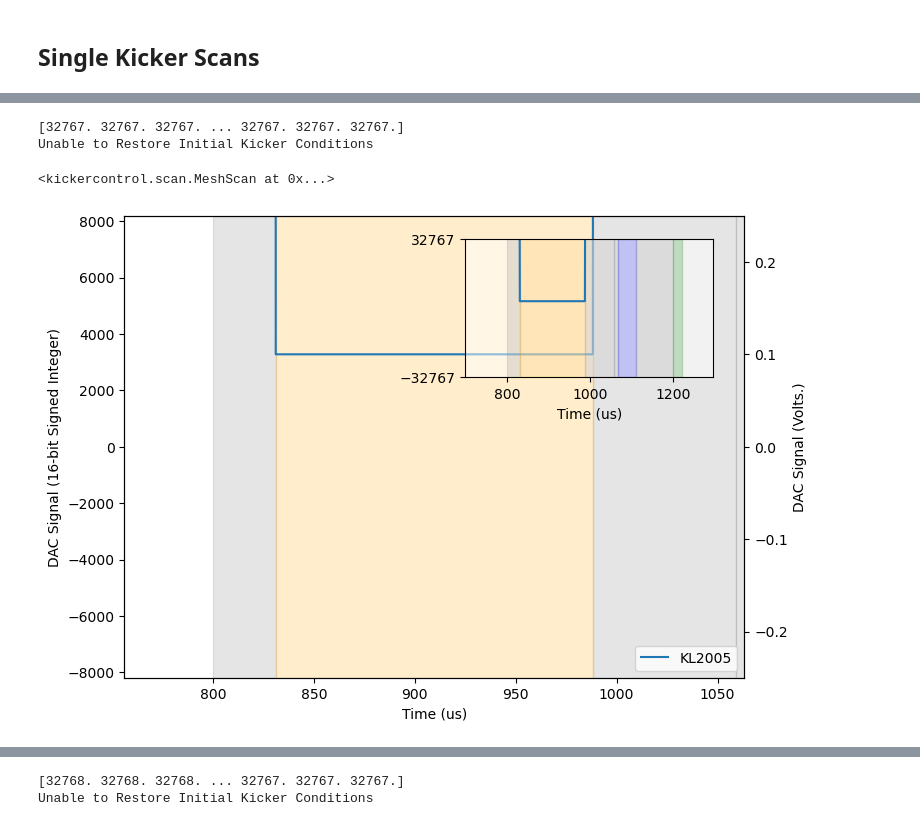
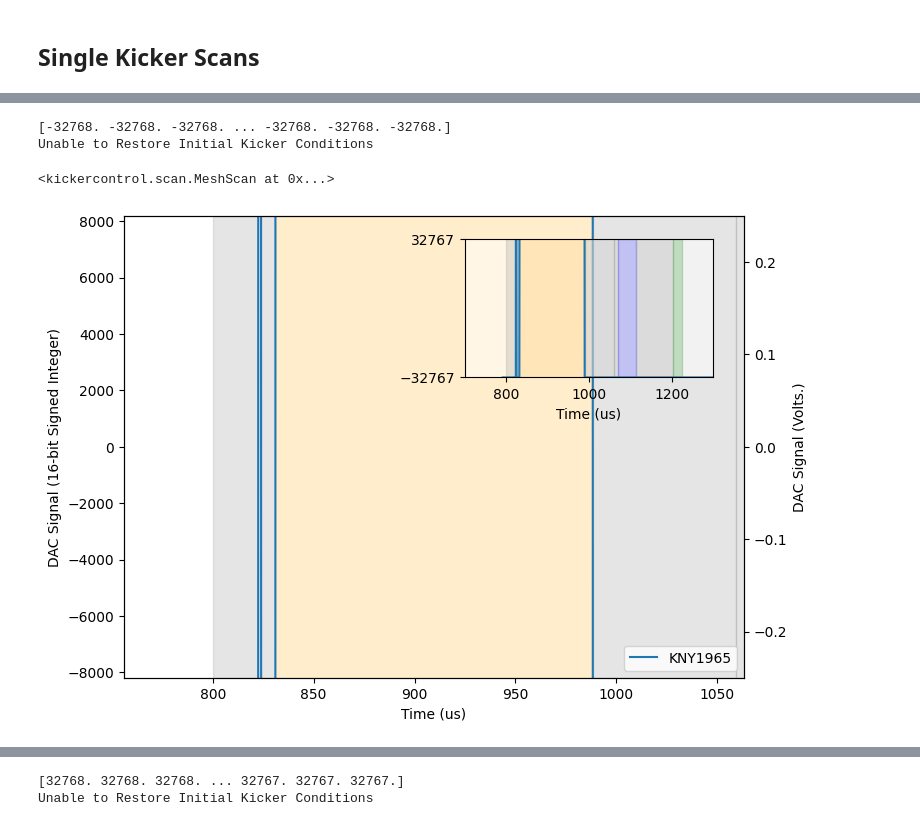
Before and after one commit to twguest/XSynth, a Jupyter notebook: docs/FD_Nov24.ipynb, the cells around one changed output, grey strips where cells are left out. Saved outputs shown, nothing was run; the diff lists cells and outputs as text; code cells hidden in the pictures.

```diff
--- a/docs/FD_Nov24.ipynb
+++ b/docs/FD_Nov24.ipynb
@@ -39,20 +120,20 @@ Unable to Restore Initial Kicker Conditions
 # %%
 import numpy as np
 
 from kickercontrol.main import MacroScan
 from kickercontrol.device import (KL2005, KMX1938, KMX1965, KNY1938, KNY1965)
 
-MacroScan(kicker_devices=[KL2005],
-          scan_vectors=[np.linspace(-.1,.1,25)],
+MacroScan(kicker_devices=[KNY1965],
+          scan_vectors=[np.linspace(-1,1,125)],
                         write_dac=True,
                         display = True,
                         beamline = '2',
-                        wait_time=1)
+                        wait_time=5)
 # %% [output]
-[32767. 32767. 32767. ... 32767. 32767. 32767.]
+[-32768. -32768. -32768. ... -32768. -32768. -32768.]
 Unable to Restore Initial Kicker Conditions
 <kickercontrol.scan.MeshScan at 0x...>
-[figure, old version]
+[figure, new version]
 # %%
 import numpy as np
 
```
Also changed, not shown: parts of 11 cells of this notebook, 4 other files.
